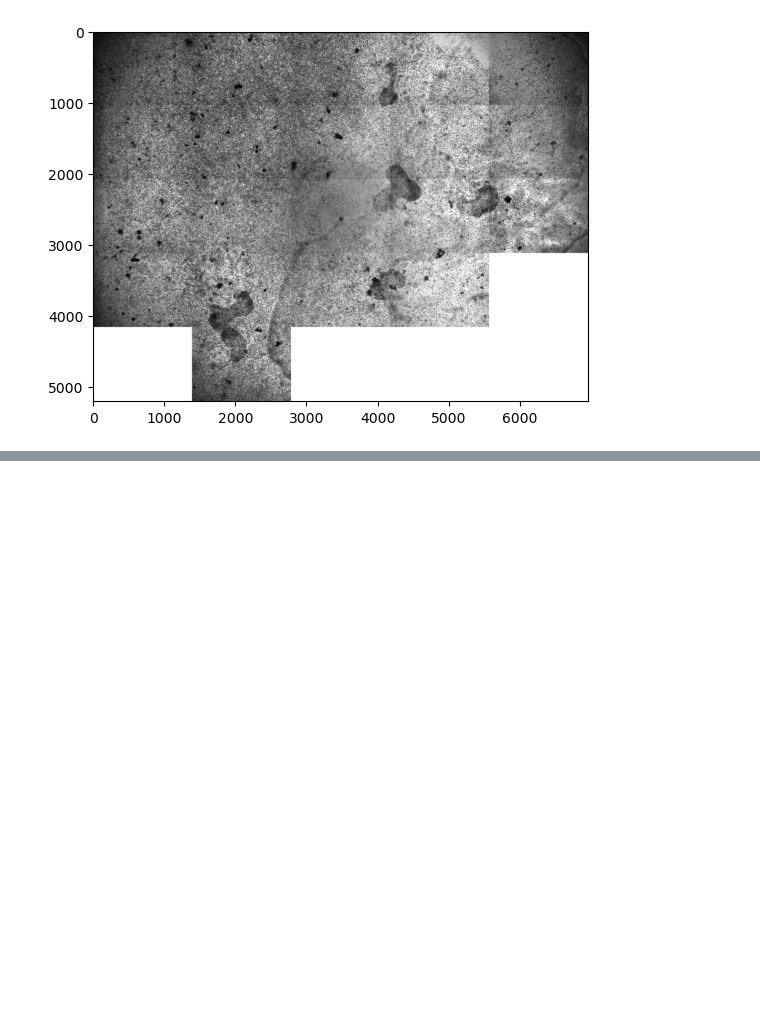
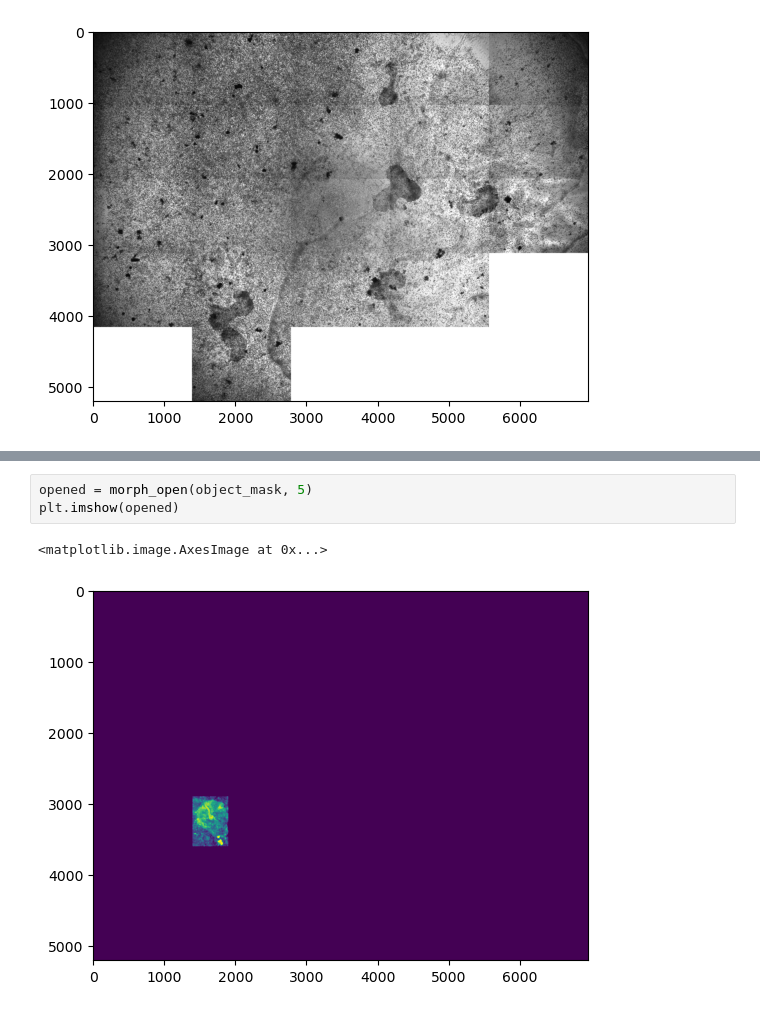
Before and after one commit to numimin/TOOI, a Jupyter notebook: TOOI Task.ipynb, the cells around one changed output, grey strips where cells are left out. Drawn from its saved outputs; the diff is of its cells as text; blank space fills up the shorter version.

```diff
--- a/TOOI Task.ipynb
+++ b/TOOI Task.ipynb
@@ -241,0 +259,6 @@ plt.imshow(deleted)
+# %%
+opened = morph_open(object_mask, 5)
+plt.imshow(opened)
+# %% [output]
+<matplotlib.image.AxesImage at 0x...>
+[figure, added]
```
Also changed, not shown: parts of 5 cells of this notebook.
